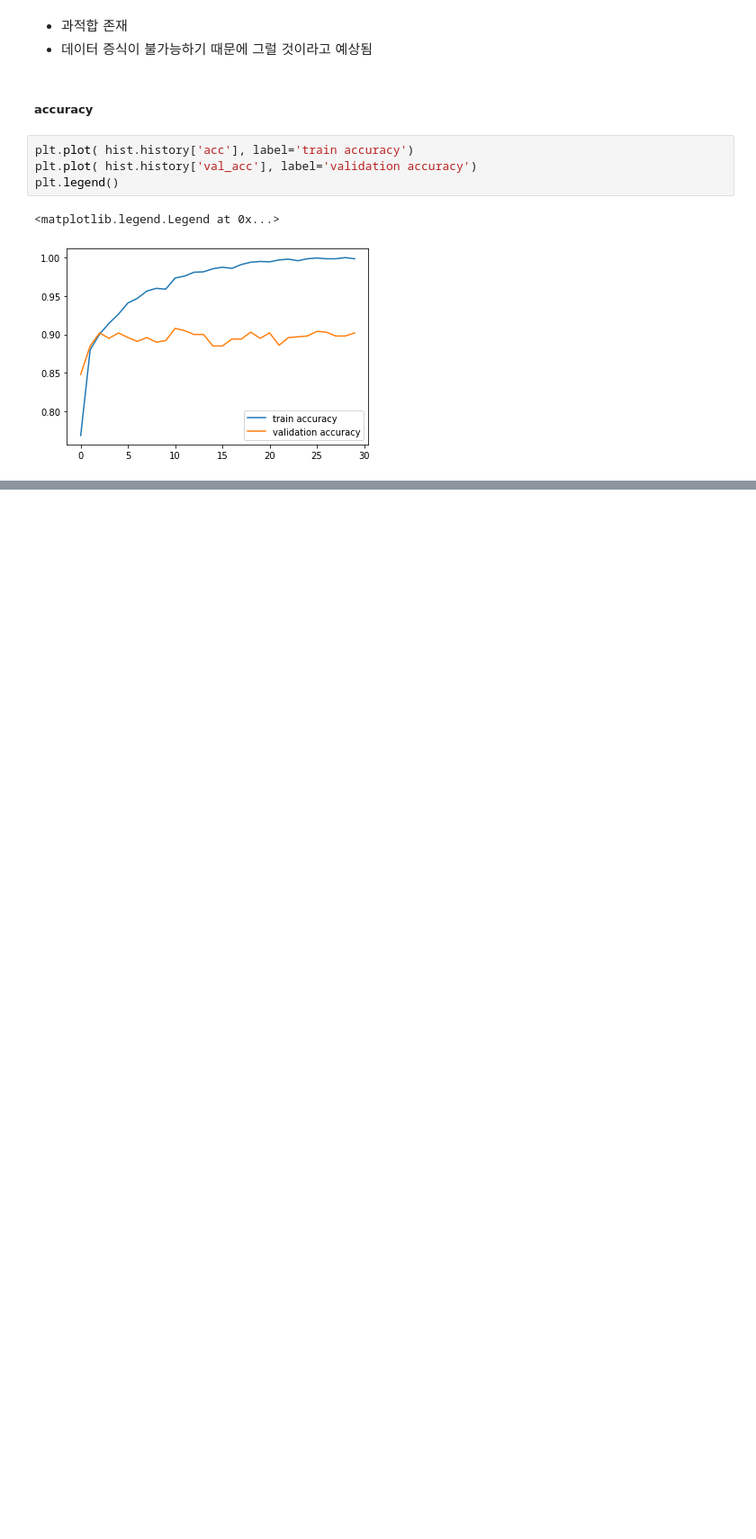
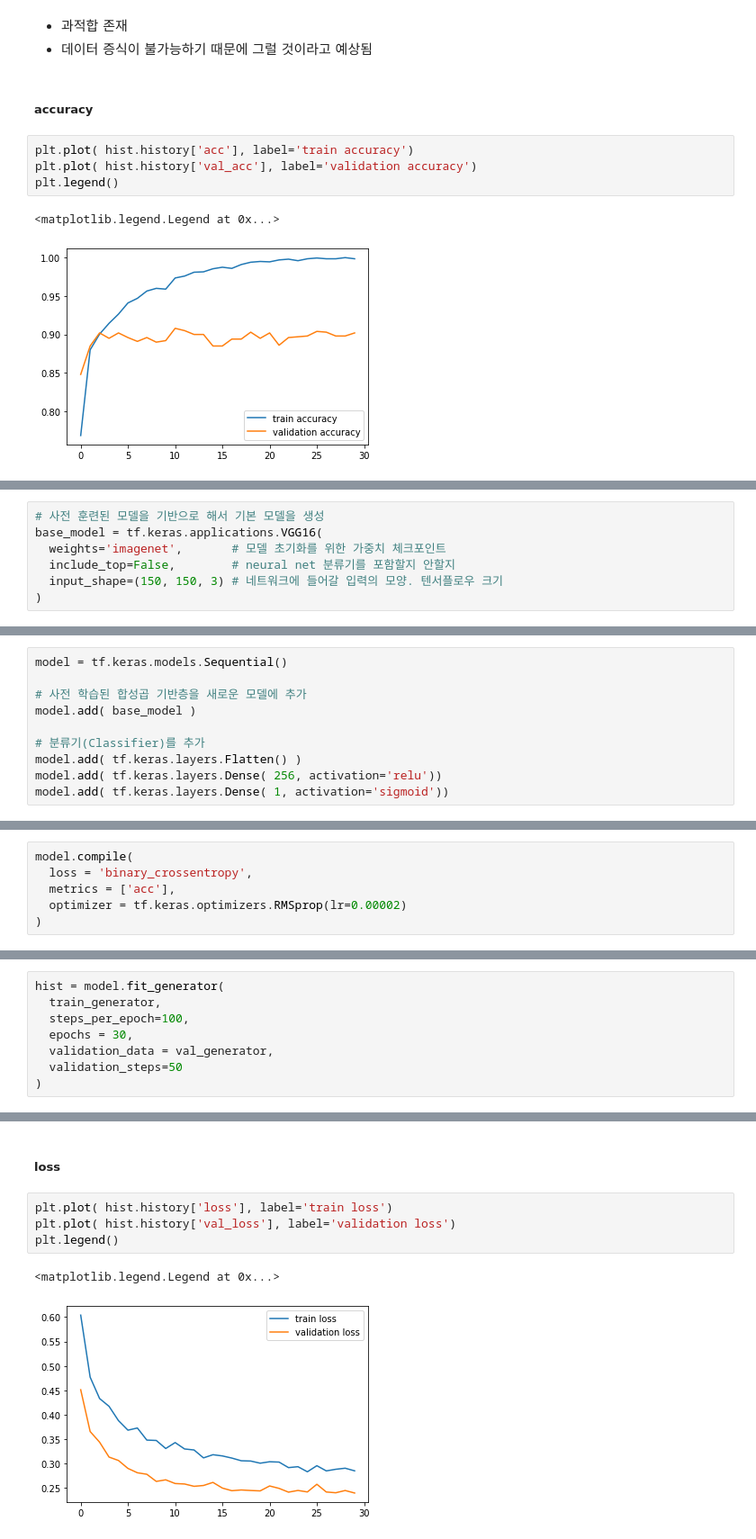
Before and after one commit to heewon330/TIL3, a Jupyter notebook: CNN_hw.ipynb, the cells around one changed output, grey strips where cells are left out. Shown at 90% size. Saved outputs shown, nothing was run; the diff lists cells and outputs as text; blank space fills up the shorter version.

```diff
--- a/CNN_hw.ipynb
+++ b/CNN_hw.ipynb
@@ -892,0 +897,7 @@ plt.legend()
+# %%
+# 사전 훈련된 모델을 기반으로 해서 기본 모델을 생성
+base_model = tf.keras.applications.VGG16(
+  weights='imagenet',       # 모델 초기화를 위한 가중치 체크포인트
+  include_top=False,        # neural net 분류기를 포함할지 안할지
+  input_shape=(150, 150, 3) # 네트워크에 들어갈 입력의 모양. 텐서플로우 크기
+)
@@ -892,0 +907,10 @@ plt.legend()
+# %%
+model = tf.keras.models.Sequential()
+
+# 사전 학습된 합성곱 기반층을 새로운 모델에 추가
+model.add( base_model )
+
+# 분류기(Classifier)를 추가
+model.add( tf.keras.layers.Flatten() )
+model.add( tf.keras.layers.Dense( 256, activation='relu'))
+model.add( tf.keras.layers.Dense( 1, activation='sigmoid'))
@@ -892,0 +986,6 @@ plt.legend()
+# %%
+model.compile(
+  loss = 'binary_crossentropy',
+  metrics = ['acc'],
+  optimizer = tf.keras.optimizers.RMSprop(lr=0.00002)
+)
@@ -892,0 +994,8 @@ plt.legend()
+# %%
+hist = model.fit_generator(
+  train_generator,
+  steps_per_epoch=100,
+  epochs = 30,
+  validation_data = val_generator,
+  validation_steps=50
+)
@@ -892,0 +1020,9 @@ plt.legend()
+# %% [markdown]
+##### loss
+# %%
+plt.plot( hist.history['loss'], label='train loss')
+plt.plot( hist.history['val_loss'], label='validation loss')
+plt.legend()
+# %% [output]
+<matplotlib.legend.Legend at 0x...>
+[figure, added]
```
Also changed, not shown: parts of 36 cells of this notebook.
